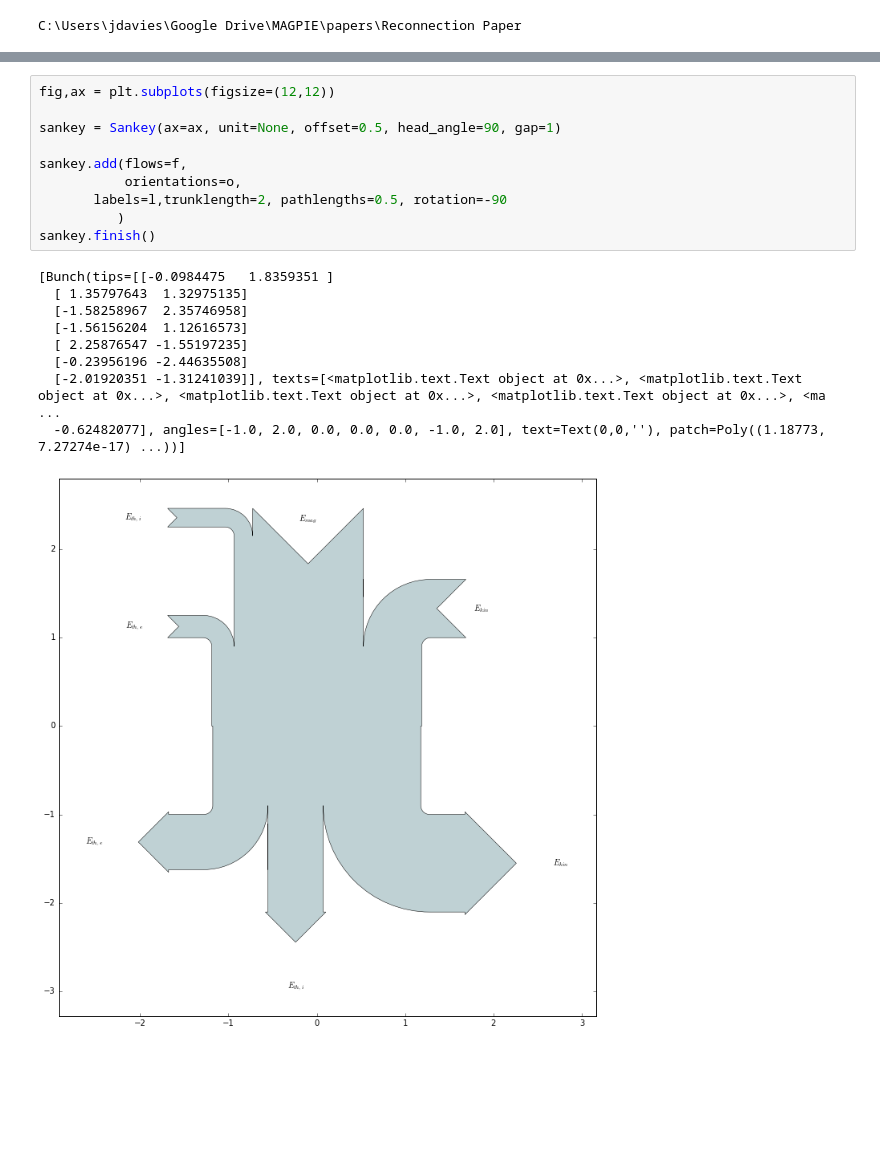
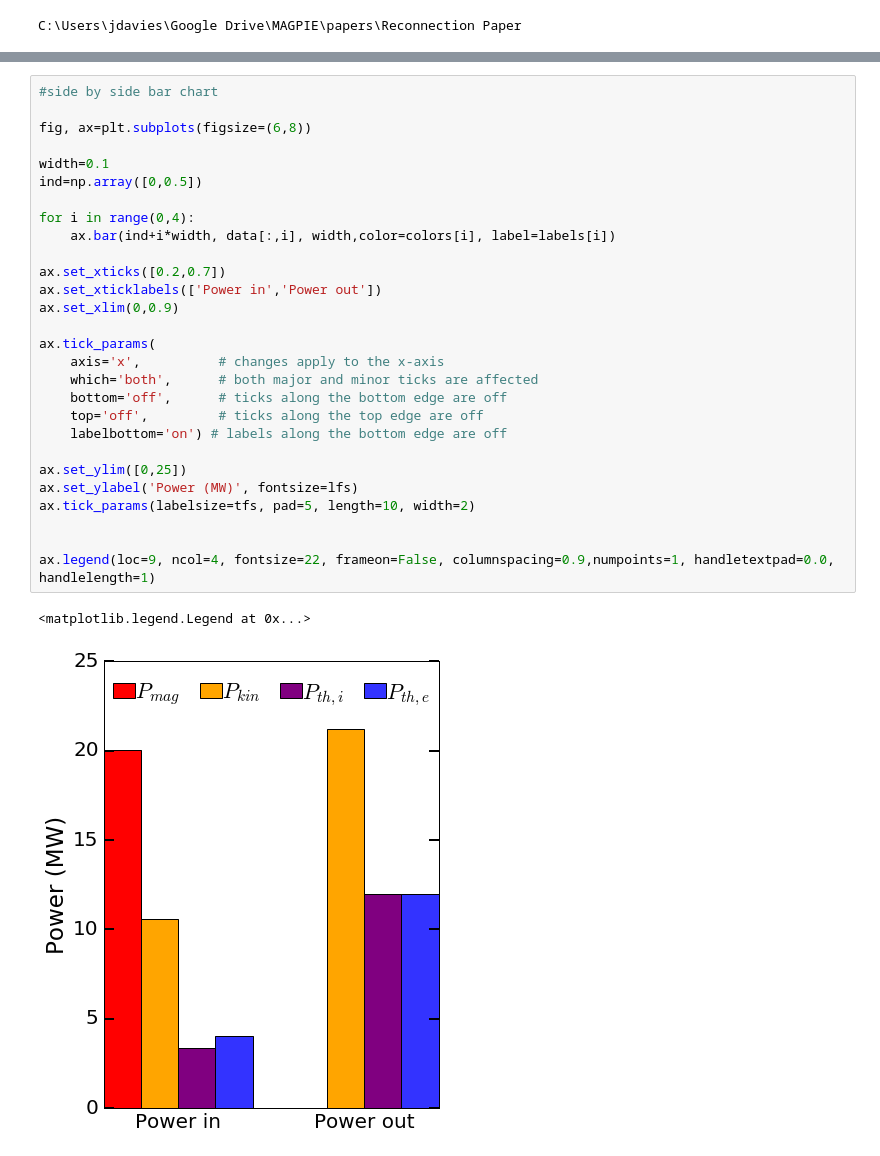
Before and after one commit to jdhare/magpie-analysis, a Jupyter notebook: Figures for Reconnection Paper.ipynb, the cells around one changed output, grey strips where cells are left out. Saved outputs shown, nothing was run; the diff lists cells and outputs as text; blank space fills up the shorter version.

```diff
--- a/Figures for Reconnection Paper.ipynb
+++ b/Figures for Reconnection Paper.ipynb
@@ -865,20 +721,31 @@ ax.legend(loc=9)
-# %%
-fig,ax = plt.subplots(figsize=(12,12))
-
-sankey = Sankey(ax=ax, unit=None, offset=0.5, head_angle=90, gap=1)
-
-sankey.add(flows=f,
-           orientations=o,
-       labels=l,trunklength=2, pathlengths=0.5, rotation=-90
-          )
-sankey.finish()
-# %% [output]
-[Bunch(tips=[[-0.0984475   1.8359351 ]
-  [ 1.35797643  1.32975135]
-  [-1.58258967  2.35746958]
-  [-1.56156204  1.12616573]
-  [ 2.25876547 -1.55197235]
-  [-0.23956196 -2.44635508]
-  [-2.01920351 -1.31241039]], texts=[<matplotlib.text.Text object at 0x...>, <matplotlib.text.Text object at 0x...>, <matplotlib.text.Text object at 0x...>, <matplotlib.text.Text object at 0x...>, <ma ...
-  -0.62482077], angles=[-1.0, 2.0, 0.0, 0.0, 0.0, -1.0, 2.0], text=Text(0,0,''), patch=Poly((1.18773, 7.27274e-17) ...))]
-[figure, removed]
+# %%
+#side by side bar chart
+
+fig, ax=plt.subplots(figsize=(6,8))
+
+width=0.1
+ind=np.array([0,0.5])
+
+for i in range(0,4):
+    ax.bar(ind+i*width, data[:,i], width,color=colors[i], label=labels[i])
+
+ax.set_xticks([0.2,0.7])
+ax.set_xticklabels(['Power in','Power out'])
+ax.set_xlim(0,0.9)
+
+ax.tick_params(
+    axis='x',          # changes apply to the x-axis
+    which='both',      # both major and minor ticks are affected
+    bottom='off',      # ticks along the bottom edge are off
+    top='off',         # ticks along the top edge are off
+    labelbottom='on') # labels along the bottom edge are off
+
+ax.set_ylim([0,25])
+ax.set_ylabel('Power (MW)', fontsize=lfs)
+ax.tick_params(labelsize=tfs, pad=5, length=10, width=2)
+
+
+ax.legend(loc=9, ncol=4, fontsize=22, frameon=False, columnspacing=0.9,numpoints=1, handletextpad=0.0, handlelength=1)
+# %% [output]
+<matplotlib.legend.Legend at 0x...>
+[figure, added]
```
Also changed, not shown: parts of 15 cells of this notebook, 4 other files.
